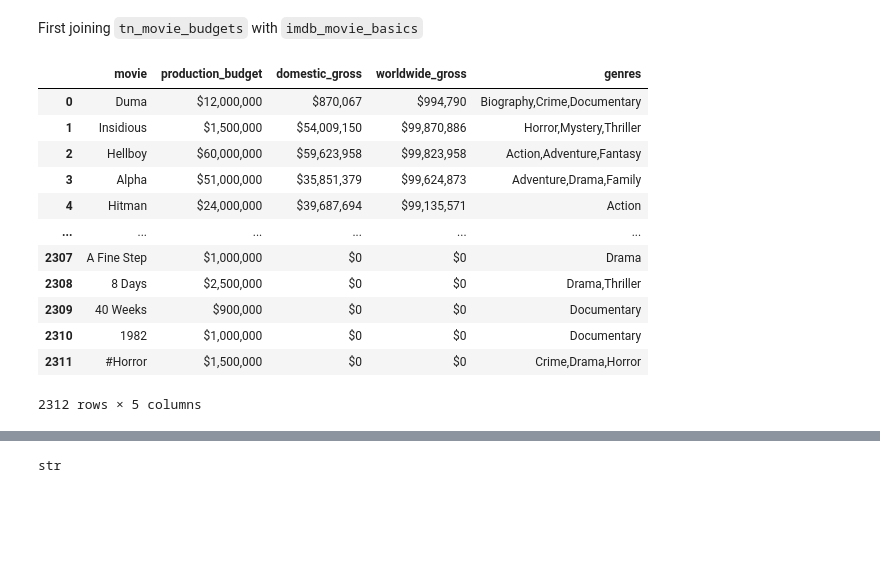
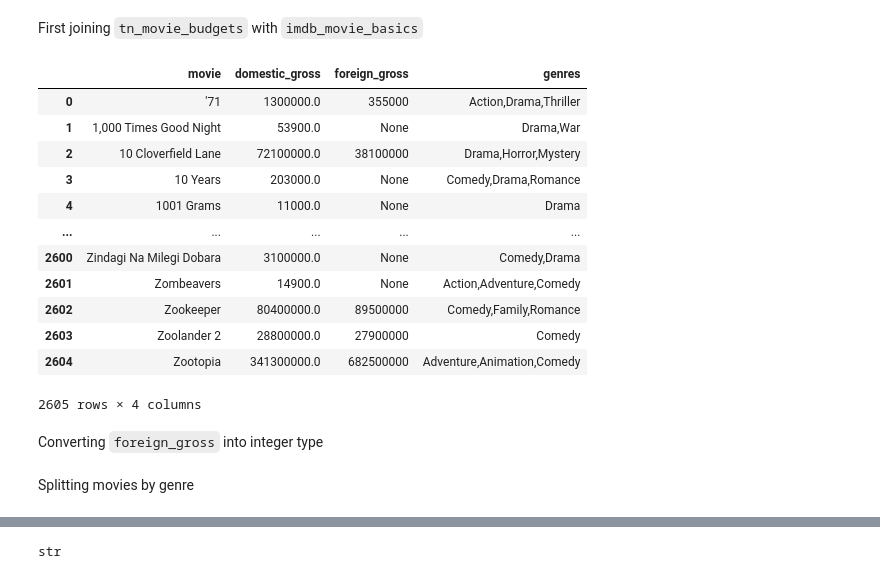
Before and after one commit to nancyho83/Microsoft-Movie-Analysis, a Jupyter notebook: cleaning-and-visualization.ipynb, the cells around one changed output, grey strips where cells are left out. Saved outputs shown, nothing was run; the diff lists cells and outputs as text; code cells hidden in the pictures; blank space fills up the shorter version.

```diff
--- a/cleaning-and-visualization.ipynb
+++ b/cleaning-and-visualization.ipynb
@@ -27,26 +51,27 @@ Questions to consider:
 # %% [markdown]
 First joining `tn_movie_budgets` with `imdb_movie_basics`
 # %%
-cur.execute("""SELECT b.movie, b.production_budget, b.domestic_gross, b.worldwide_gross, m.genres
-               FROM tn_movie_budgets b
+cur.execute("""SELECT b.title AS movie, b.domestic_gross, b.foreign_gross, m.genres
+               FROM bom_movie_gross b
                JOIN imdb_title_basics m
-               ON b.movie = m.primary_title
-               GROUP BY movie
-               ORDER BY worldwide_gross DESC;""")
+               ON b.title = m.primary_title
+               GROUP BY movie;""")
 gross_df = pd.DataFrame(cur.fetchall())
 gross_df.columns = [x[0] for x in cur.description]
 gross_df
 # %% [output]
-|  | movie | production_budget | domestic_gross | worldwide_gross | genres |
-| 0 | Duma | $12,000,000 | $870,067 | $994,790 | Biography,Crime,Documentary |
-| 1 | Insidious | $1,500,000 | $54,009,150 | $99,870,886 | Horror,Mystery,Thriller |
-| 2 | Hellboy | $60,000,000 | $59,623,958 | $99,823,958 | Action,Adventure,Fantasy |
-| 3 | Alpha | $51,000,000 | $35,851,379 | $99,624,873 | Adventure,Drama,Family |
-| 4 | Hitman | $24,000,000 | $39,687,694 | $99,135,571 | Action |
-| ... | ... | ... | ... | ... | ... |
-| 2307 | A Fine Step | $1,000,000 | $0 | $0 | Drama |
-| 2308 | 8 Days | $2,500,000 | $0 | $0 | Drama,Thriller |
-| 2309 | 40 Weeks | $900,000 | $0 | $0 | Documentary |
-| 2310 | 1982 | $1,000,000 | $0 | $0 | Documentary |
-| 2311 | #Horror | $1,500,000 | $0 | $0 | Crime,Drama,Horror |
+|  | movie | domestic_gross | foreign_gross | genres |
+| 0 | '71 | 1300000.0 | 355000 | Action,Drama,Thriller |
+| 1 | 1,000 Times Good Night | 53900.0 | None | Drama,War |
+| 2 | 10 Cloverfield Lane | 72100000.0 | 38100000 | Drama,Horror,Mystery |
+| 3 | 10 Years | 203000.0 | None | Comedy,Drama,Romance |
+| 4 | 1001 Grams | 11000.0 | None | Drama |
+| ... | ... | ... | ... | ... |
+| 2600 | Zindagi Na Milegi Dobara | 3100000.0 | None | Comedy,Drama |
+| 2601 | Zombeavers | 14900.0 | None | Action,Adventure,Comedy |
+| 2602 | Zookeeper | 80400000.0 | 89500000 | Comedy,Family,Romance |
+| 2603 | Zoolander 2 | 28800000.0 | 27900000 | Comedy |
+| 2604 | Zootopia | 341300000.0 | 682500000 | Adventure,Animation,Comedy |
-2312 rows × 5 columns
+2605 rows × 4 columns
+# %% [markdown]
+Converting `foreign_gross` into integer type
@@ -53,3 +80,5 @@ gross_df
+# %% [markdown]
+Splitting movies by genre
 # %%
 gross_df['split_genres'] = gross_df['genres'].str.split(',')
 gross_df = gross_df.dropna(subset = ['genres'])
```
Also changed, not shown: parts of 13 cells of this notebook.
